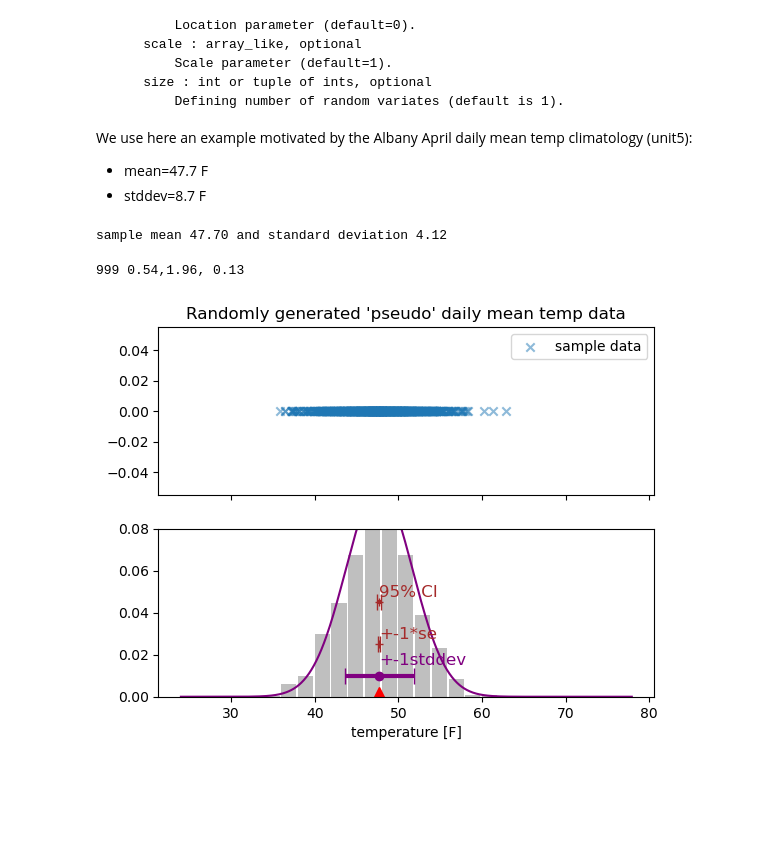
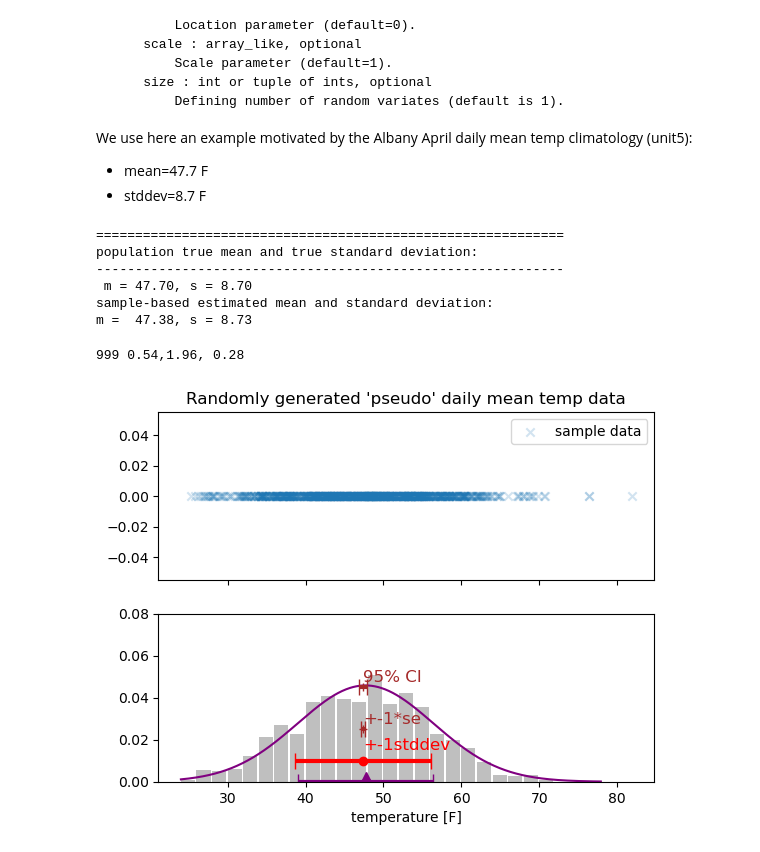
Before and after one commit to oet808/ATMENV315, a Jupyter notebook: unit6/normally_distributed_sample_data_with_conf_int.ipynb, the cells around one changed output. Drawn from its saved outputs; the diff is of its cells as text; code cells hidden in the pictures; blank space fills up the shorter version.

Commit message:
updated unit6 notebooks (minor text description and code inconsistencies cleaned up)

```diff
--- a/unit6/normally_distributed_sample_data_with_conf_int.ipynb
+++ b/unit6/normally_distributed_sample_data_with_conf_int.ipynb
@@ -29,69 +43,90 @@ We use here an example motivated by the Albany April daily mean temp climatology
 # %%
 n=1000# 30 days * 10 years
 m=47.7
-s=4.0
+s=8.7
 x=norm.rvs(loc=m,scale=s,size=n)
 ypos=np.zeros(n)
-
-print(f"sample mean {(np.mean(x)):.2f} and standard deviation {(np.std(x)):.2f}")
+print(60*"=")
+print("population true mean and true standard deviation:")
+print(60*'-')
+print(f" m = {m:.2f}, s = {s:.2f}")
+print("sample-based estimated mean and standard deviation:")
+print(f"m =  {(np.mean(x)):.2f}, s = {(np.std(x)):.2f}")
 # %% [output]
-sample mean 47.70 and standard deviation 4.12
+============================================================
+population true mean and true standard deviation:
+------------------------------------------------------------
+ m = 47.70, s = 8.70
+sample-based estimated mean and standard deviation:
+m =  47.38, s = 8.73
 # %%
+# start a figure with two axes for two graphs
+# 2,1 layout is 2 rows, one column arrangement
+# on the canvas area
 fig,ax=plt.subplots(2,1,sharex=True)
-ax[0].scatter(x,ypos,marker='x',label='sample data',alpha=0.5)
+
+### Top figure shows the random sample
+ax[0].scatter(x,ypos,marker='x',label='sample data',alpha=0.2)
 ax[0].legend()
 ax[0].set_title("Randomly generated 'pseudo' daily mean temp data")
+
+### bottom figure shows the sample-based distribution
+### with help of the histogram plot function
+### PDF of the true population is shown for comparison
+
+
 ax[1].hist(x,bins=np.arange(24,78,2),color='gray',alpha=0.5,
            width=1.8,density=True)
 ax[1].set_xlabel("temperature [F]")
+ax[1].set_ylim(0,0.08)
+# 2023-04-13 add more for confidence interval calculations.
 
-
-# 2023-04-13 add more for confidence interval calculations.
-ax[1].set_ylim(0,0.08)
 
 # add normal distribution PDF
 temp_range=np.arange(24,78,0.1)
 pdf=norm.pdf(temp_range,loc=m,scale=s)
 
-ax[1].plot(temp_range,pdf,color='purple')
+ax[1].plot(temp_range,pdf,color='purple',label='True PDF')
 
+# OET todo lookup y-value for -1s from mean to plot the mean and true sinto PDF
 
 #2023-04-13
 # add the population mean
-ax[1].plot(m,0,'^',markersize=14,color='red')
-
+ax[1].plot(m,0,'^',markersize=14,color='purple',label='true mean')
+ax[1].errorbar(m,0,xerr=s,
+               fmt='o', linewidth=3, color='purple',capsize=6)
 # add the sample mean
 msample=np.mean(x)
 sdsample=np.std(x)
 ax[1].errorbar(msample,0.01,xerr=sdsample,
-               fmt='o', linewidth=3, color='purple',capsize=6)
+               fmt='o', linewidth=3, color='red',capsize=6)
 
-ax[1].text(msample,0.015, '+-1stddev',color='purple',
+ax[1].text(msample,0.015, '+-1stddev',color='red',
            fontsize=12)
-
 # add standard error of the mean
 n=len(x)
 sesample=sdsample/np.sqrt(n)
 ax[1].errorbar(msample,0.025,xerr=sesample,
                fmt='+', linewidth=3, color='brown',capsize=6)
 ax[1].text(msample,0.0275, '+-1*se',color='brown',
            fontsize=12)
 # add the confidence intervals
 df=n-1
 t95=t.interval(0.95,df)
 t95=t95[1] # only the positive value
+CI=t95*sesample
 print(f"{df} {CI:.2f},{t95:.2f}, {sesample:.2f}")
-CI=t95*sesample
+
 
 sesample=sdsample/np.sqrt(n)
 ax[1].errorbar(msample,0.045,xerr=CI,
                fmt='+', linewidth=3, color='brown',capsize=6)
 ax[1].text(msample,0.0475, '95% CI',color='brown',
            fontsize=12)
 fig.show()
 # %% [output]
-999 0.54,1.96, 0.13
+999 0.54,1.96, 0.28
-[figure, old version]
+[figure, new version]
 # %%
 ### (20230-04-10) Illustration: 95% confidence interval around the calculated mean
 # %%
```
Also changed, not shown: parts of 4 cells of this notebook, 2 other files.
